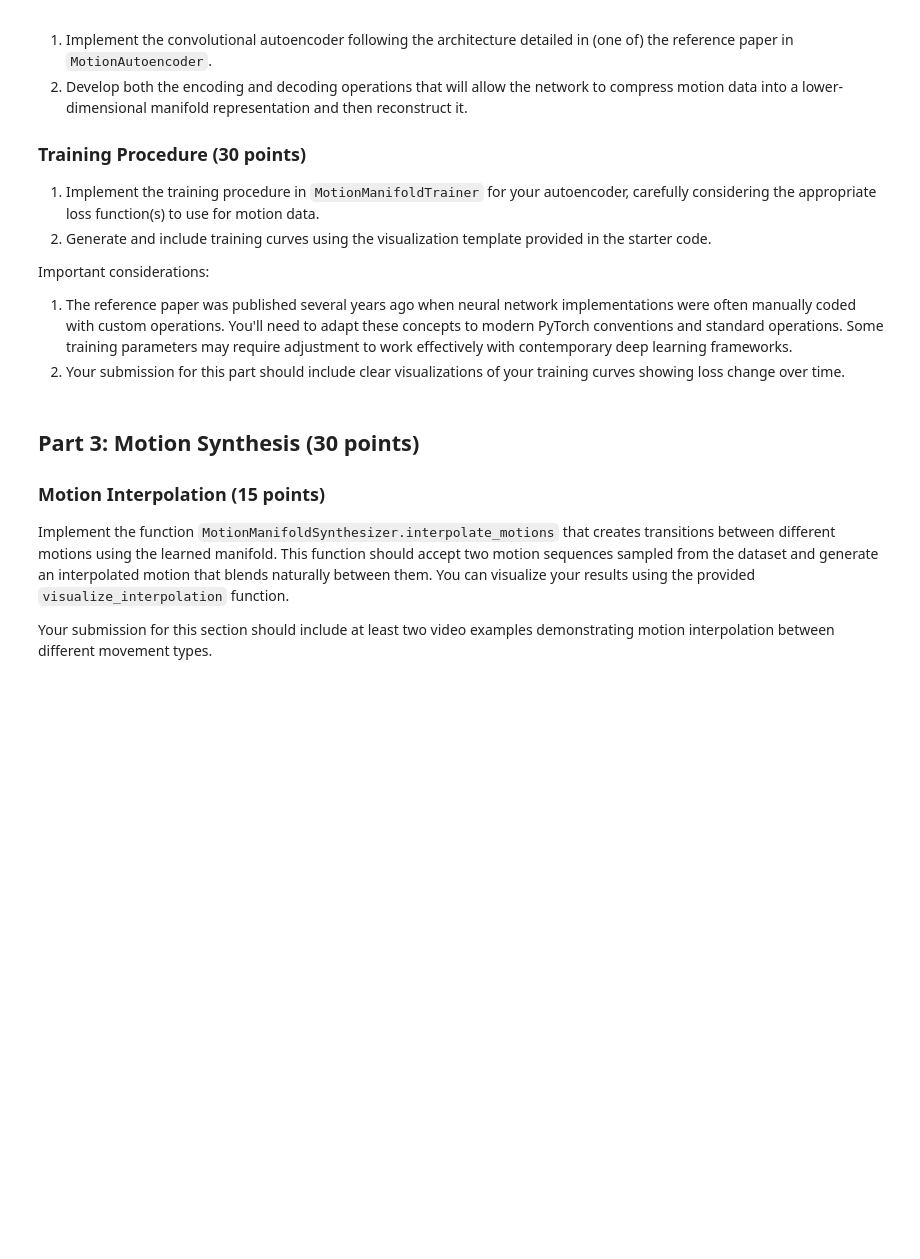
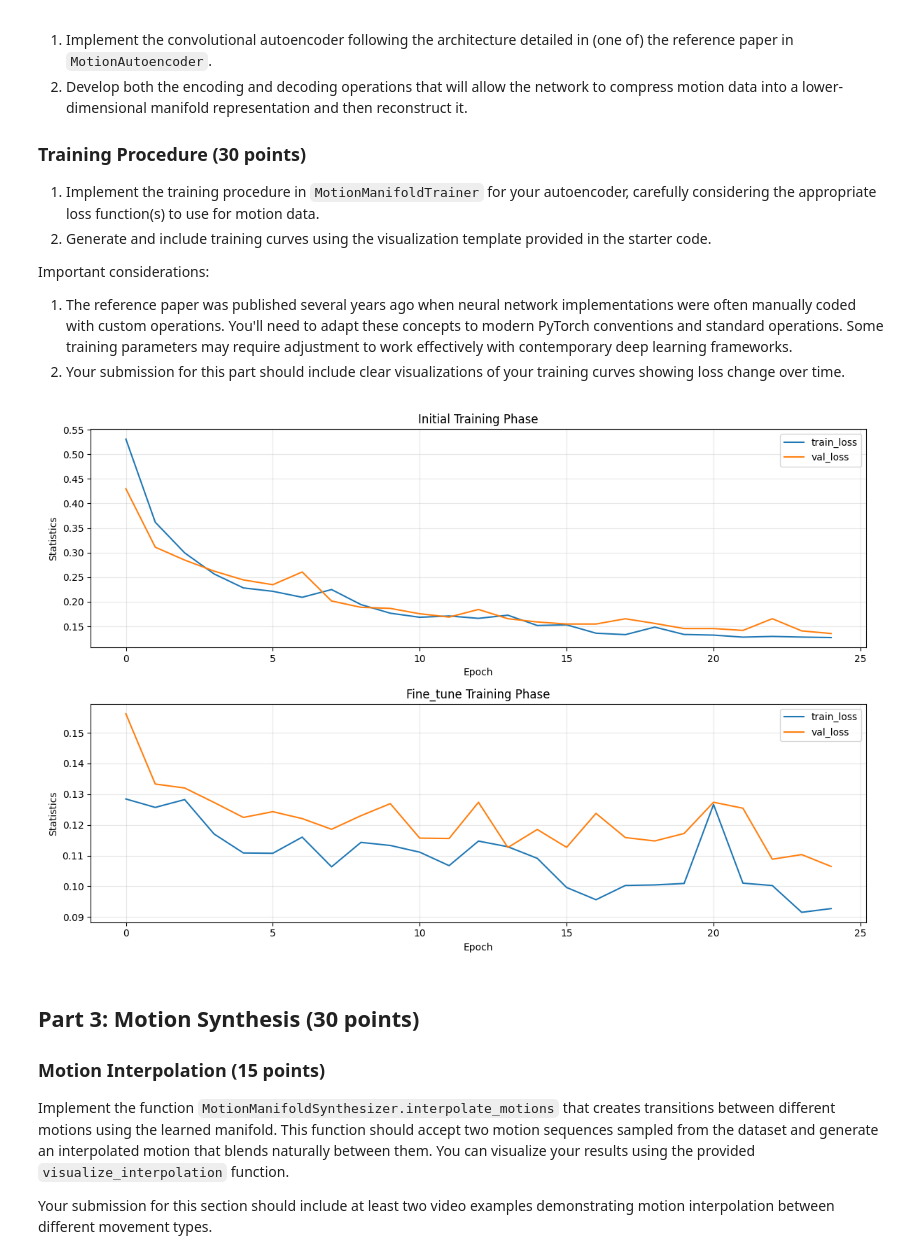
Before and after one commit to etmch5341/Assignment3, a Jupyter notebook: Assignment 3.ipynb, the cells around one changed output. Saved outputs shown, nothing was run; the diff lists cells and outputs as text; code cells hidden in the pictures; blank space fills up the shorter version.

```diff
--- a/Assignment 3.ipynb
+++ b/Assignment 3.ipynb
@@ -66,6 +81,10 @@ In this section, you will implement the neural network architecture and training
 Important considerations:
 1. The reference paper was published several years ago when neural network implementations were often manually coded with custom operations. You'll need to adapt these concepts to modern PyTorch conventions and standard operations. Some training parameters may require adjustment to work effectively with contemporary deep learning frameworks.
 2. Your submission for this part should include clear visualizations of your training curves showing loss change over time.
+# %%
+display(Image('./vid/training_curves.png'))
+# %% [output]
+[figure, added]
 # %% [markdown]
 ## Part 3: Motion Synthesis (30 points)
 
```
Also changed, not shown: parts of 9 cells of this notebook, 2 other files.
